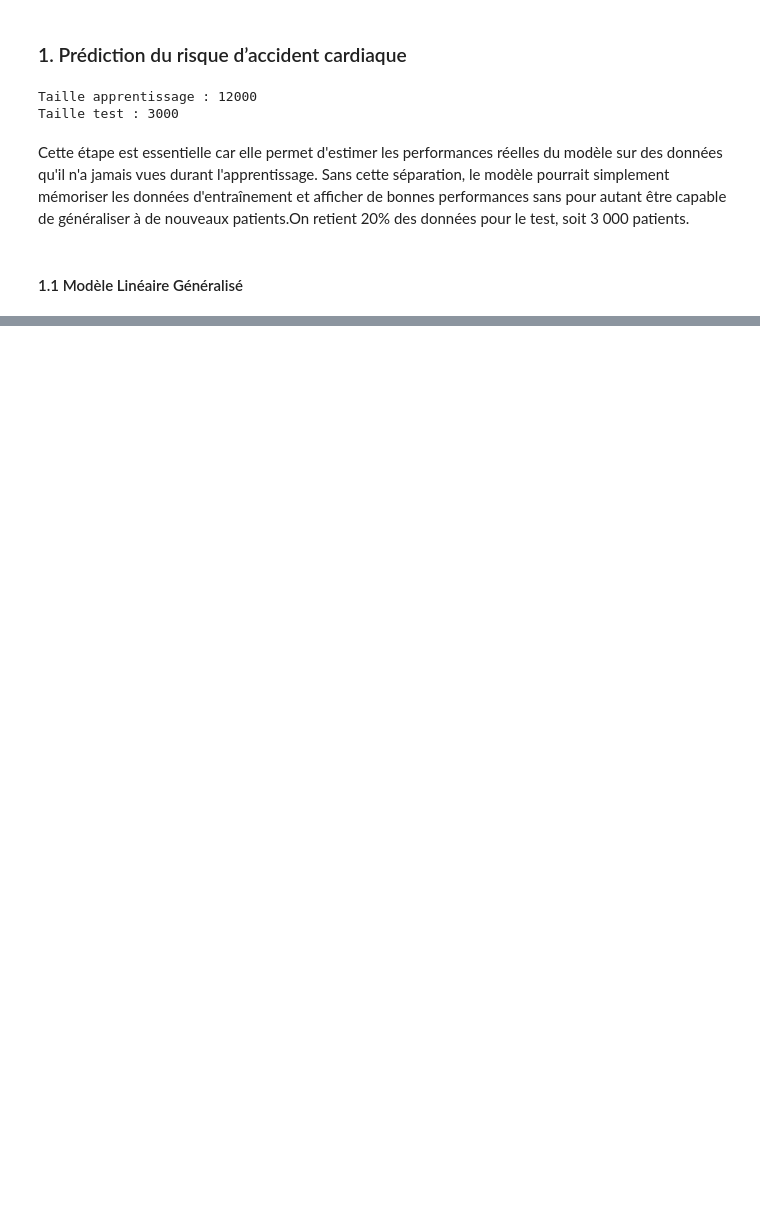
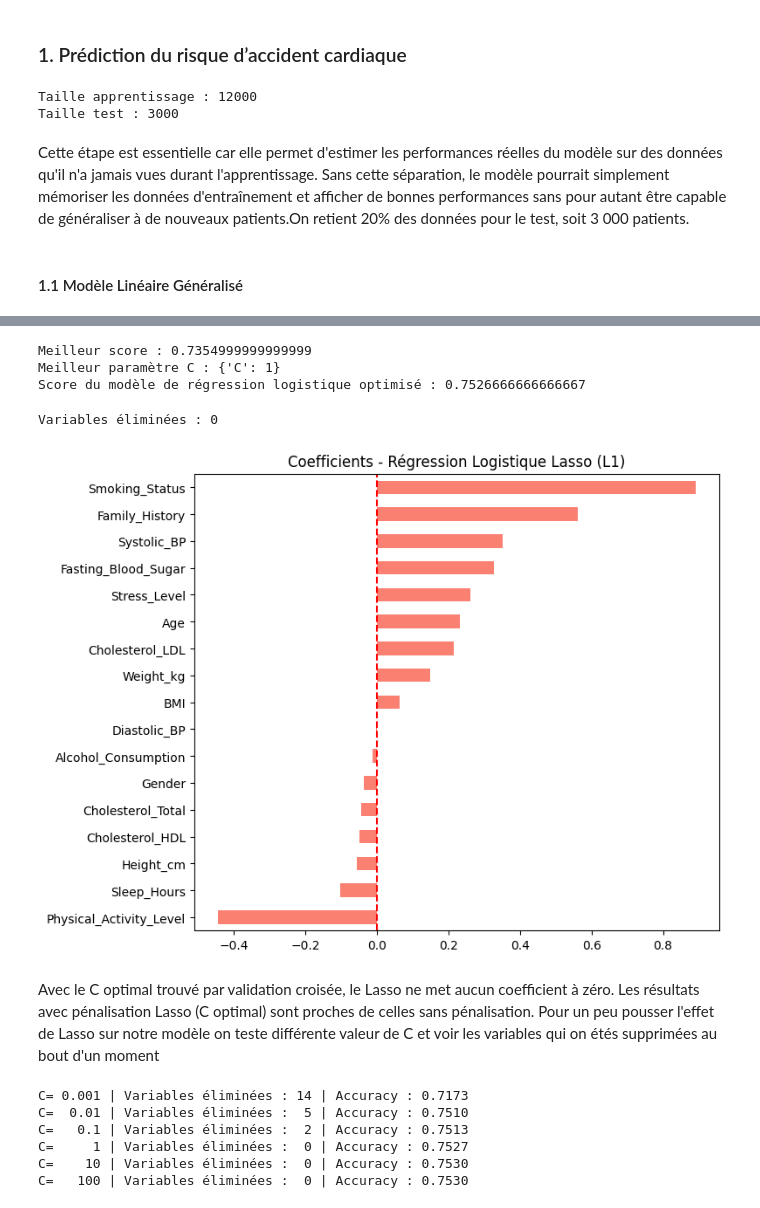
Before and after one commit to AhmedBousbih/Projet-Machine-learning, a Jupyter notebook: Projet_ML_py.ipynb, the cells around one changed output, grey strips where cells are left out. Drawn from its saved outputs; the diff is of its cells as text; code cells hidden in the pictures; blank space fills up the shorter version.

```diff
--- a/Projet_ML_py.ipynb
+++ b/Projet_ML_py.ipynb
@@ -102,8 +106,9 @@ print("Taille test :", X_test.shape[0])
 
 # Normalisation
 scaler = StandardScaler()
-X_train_scaled = scaler.fit_transform(X_train)
-X_test_scaled  = scaler.transform(X_test)
+scaler.fit(X_train)
+Xr_train = scaler.transform(X_train)
+Xr_test = scaler.transform(X_test)
 # %% [output]
 Taille apprentissage : 12000
 Taille test : 3000
@@ -286,0 +149,46 @@ Logistique (sans pénalisation)         -          0.7361          0.753
+# %%
+from sklearn.model_selection import GridSearchCV
+
+param = [{"C": [0.001,0.01, 0.1, 1, 10, 100]}]
+logit = GridSearchCV(LogisticRegression(penalty="l1",solver="liblinear"), param_grid=param, cv=10,n_jobs=-1)
+logit0pt=logit.fit(Xr_train, y_train)
+logit0pt.best_params_["C"]
+print("Meilleur score :",logit0pt.best_score_)
+print("Meilleur paramètre C :", logit0pt.best_params_)
+
+yChap = logit0pt.predict(Xr_test)
+print("Score du modèle de régression logistique optimisé :", accuracy_score(y_test, yChap))
+# %% [output]
+Meilleur score : 0.7354999999999999
+Meilleur paramètre C : {'C': 1}
+Score du modèle de régression logistique optimisé : 0.7526666666666667
+# %%
+# Visualisation des coefficients
+coef_lasso = pd.Series(logit0pt.best_estimator_.coef_[0], index=X.columns)
+print(f"Variables éliminées : {sum(coef_lasso == 0)}")
+coef_lasso.sort_values().plot(kind='barh', figsize=(8,6), color='salmon')
+plt.title("Coefficients - Régression Logistique Lasso (L1)")
+plt.axvline(0, color='red', linestyle='--')
+plt.tight_layout()
+plt.show()
+# %% [output]
+Variables éliminées : 0
+[figure, added]
+# %% [markdown]
+Avec le C optimal trouvé par validation croisée, le Lasso ne met aucun coefficient à zéro. Les résultats avec pénalisation Lasso (C optimal) sont proches de celles sans pénalisation. Pour un peu pousser l'effet de Lasso sur notre modèle on teste différente valeur de C et voir les variables qui on étés supprimées au bout d'un moment
+# %%
+# Effet de C sur la sélection de variables
+for C in [0.001, 0.01, 0.1, 1, 10, 100]:
+    logit_test = LogisticRegression(penalty="l1", solver="liblinear",
+                                     C=C, max_iter=1000)
+    logit_test.fit(Xr_train, y_train)
+    n_zero = sum(logit_test.coef_[0] == 0)
+    acc = accuracy_score(y_test, logit_test.predict(Xr_test))
+    print(f"C={C:6} | Variables éliminées : {n_zero:2} | Accuracy : {acc:.4f}")
+# %% [output]
+C= 0.001 | Variables éliminées : 14 | Accuracy : 0.7173
+C=  0.01 | Variables éliminées :  5 | Accuracy : 0.7510
+C=   0.1 | Variables éliminées :  2 | Accuracy : 0.7513
+C=     1 | Variables éliminées :  0 | Accuracy : 0.7527
+C=    10 | Variables éliminées :  0 | Accuracy : 0.7530
+C=   100 | Variables éliminées :  0 | Accuracy : 0.7530
```
Also changed, not shown: parts of 13 cells of this notebook, 1 other file.
